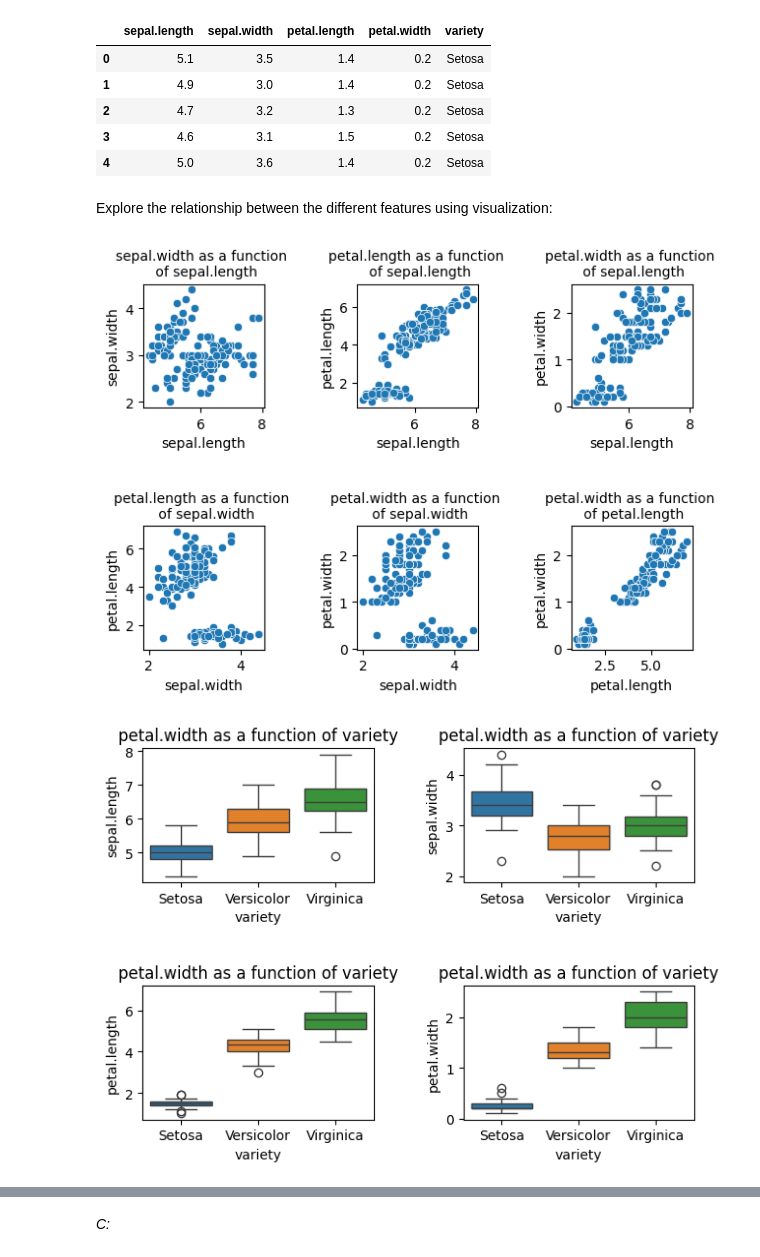
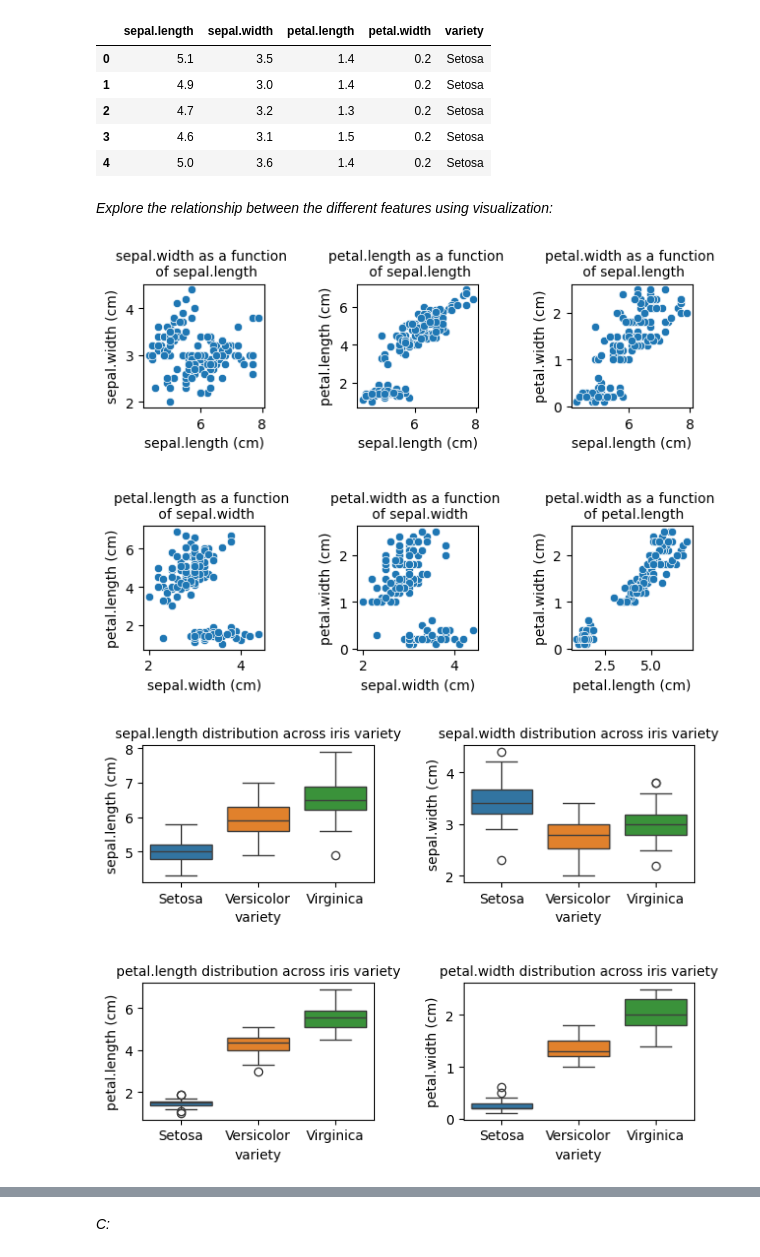
Before and after one commit to Eliz18Vais/mini_project, a Jupyter notebook: mini_project.ipynb, the cells around one changed output, grey strips where cells are left out. Drawn from its saved outputs; the diff is of its cells as text; code cells hidden in the pictures.

```diff
--- a/mini_project.ipynb
+++ b/mini_project.ipynb
@@ -26,33 +29,37 @@ sns.heatmap()
 | 3 | 4.6 | 3.1 | 1.5 | 0.2 | Setosa |
 | 4 | 5.0 | 3.6 | 1.4 | 0.2 | Setosa |
 # %% [markdown]
-Explore the relationship between the different features using visualization:
+*Explore the relationship between the different features using visualization:*
 # %%
 Iris_df_numbers = Iris_df.select_dtypes(include=['number'])
 
 # wanted to add clustering but didn't have time:
 fig, axes = plt.subplots(2,3)
 n=0
 for i in range(Iris_df_numbers.shape[1]):
     for j in range(i+1,Iris_df_numbers.shape[1]):
         if i != j:
             x=Iris_df.columns[i]
             y=Iris_df.columns[j]
             ax = axes.ravel()[n]
             ax.set_title(f"{y} as a function \n of {x}", fontsize=10)
+            ax.set_xlabel(f"{x} (cm)")
+            ax.set_ylabel(f"{y} (cm)")
             sns.scatterplot(x=x, y=y, data=Iris_df, ax=ax)
             n+=1
 
 plt.tight_layout(w_pad = 3, h_pad=3)
 
 fig, axes = plt.subplots(2,2)
 for i in range(Iris_df_numbers.shape[1]):
     ax = axes.ravel()[i]
-    ax.set_title(f"{y} as a function of variety")
     x1 = 'variety'
     y1 = Iris_df.columns[i]
+    ax.set_title(f"{y1} distribution across iris variety", fontsize=10)
+    ax.set_xlabel(f"{x1}")
+    ax.set_ylabel(f"{y1} (cm)")
     sns.boxplot(x=x1, y=y1, data=Iris_df, hue=x1, ax = ax)
 plt.tight_layout(w_pad = 3, h_pad=3)
 # %% [output]
-[figure, old version]
+[figure, new version]
-[figure, old version]
+[figure, new version]
```
Also changed, not shown: parts of 19 cells of this notebook.
